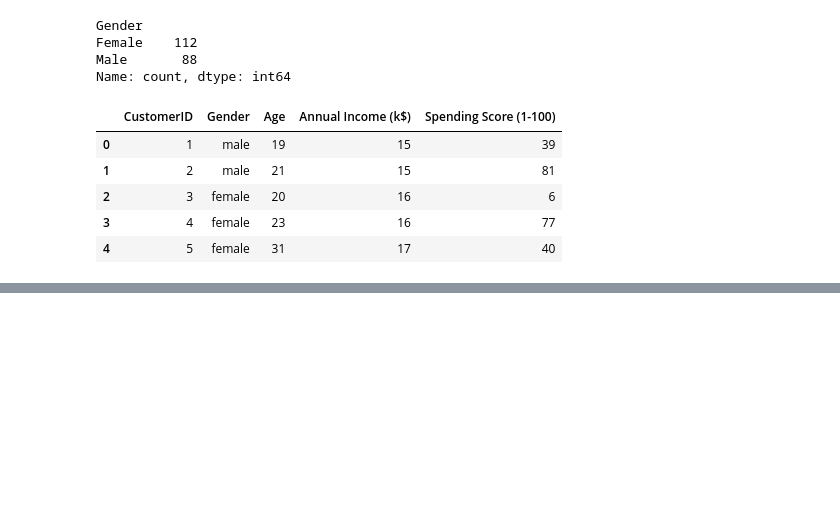
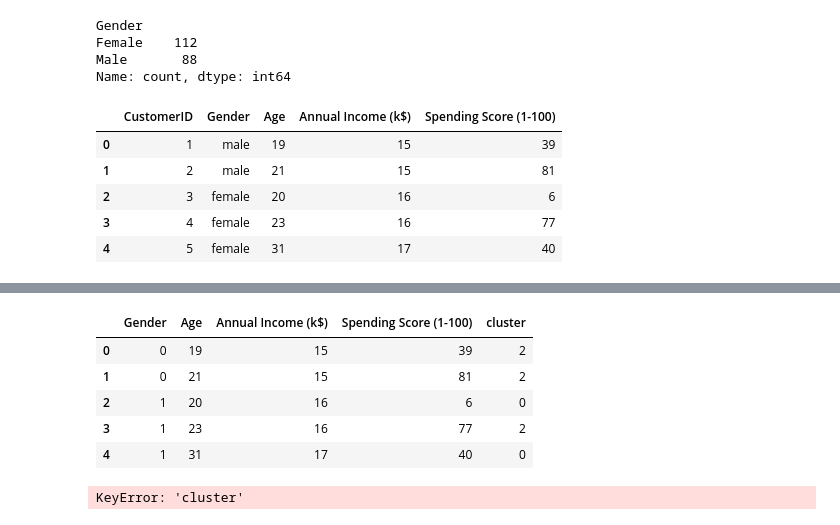
Before and after one commit to vivekkumars21/classification, a Jupyter notebook: clustering/customerseg.ipynb, the cells around one changed output, grey strips where cells are left out. Cells and saved outputs as stored; diff of their text form; code cells hidden in the pictures; blank space fills up the shorter version.

```diff
--- a/clustering/customerseg.ipynb
+++ b/clustering/customerseg.ipynb
@@ -40,4 +44,7 @@ df.head()
 # %%
 X = df.drop(['CustomerID'],axis = 1)
 # %%
-X
+X['Gender'] = X['Gender'].replace({
+    "male" : 0,
+    "female" : 1
+    })
@@ -57,0 +51,3 @@ X
+# %%
+model = KMeans(n_clusters= 5, random_state=42)
+model.fit(X)
@@ -57,0 +69,3 @@ X
+# %%
+X['cluster'] = model.labels_
+X.info()
@@ -57,0 +85,13 @@ X
+# %%
+X.head()
+# %% [output]
+|  | Gender | Age | Annual Income (k$) | Spending Score (1-100) | cluster |
+| 0 | 0 | 19 | 15 | 39 | 2 |
+| 1 | 0 | 21 | 15 | 81 | 2 |
+| 2 | 1 | 20 | 16 | 6 | 0 |
+| 3 | 1 | 23 | 16 | 77 | 2 |
+| 4 | 1 | 31 | 17 | 40 | 0 |
+# %%
+sns.barplot(x = df['Gender'] , y = df['cluster'] )
+# %% [output]
+KeyError: 'cluster'
```
Also changed, not shown: parts of 5 cells of this notebook.
